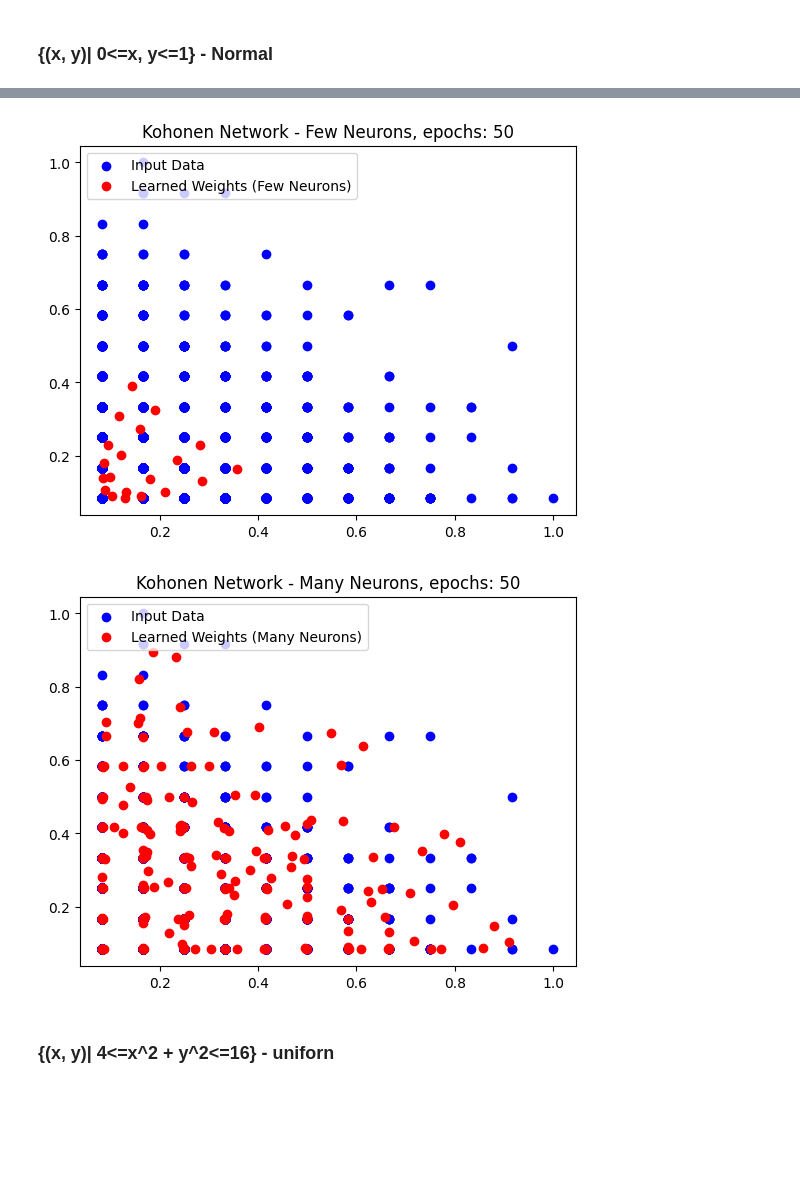
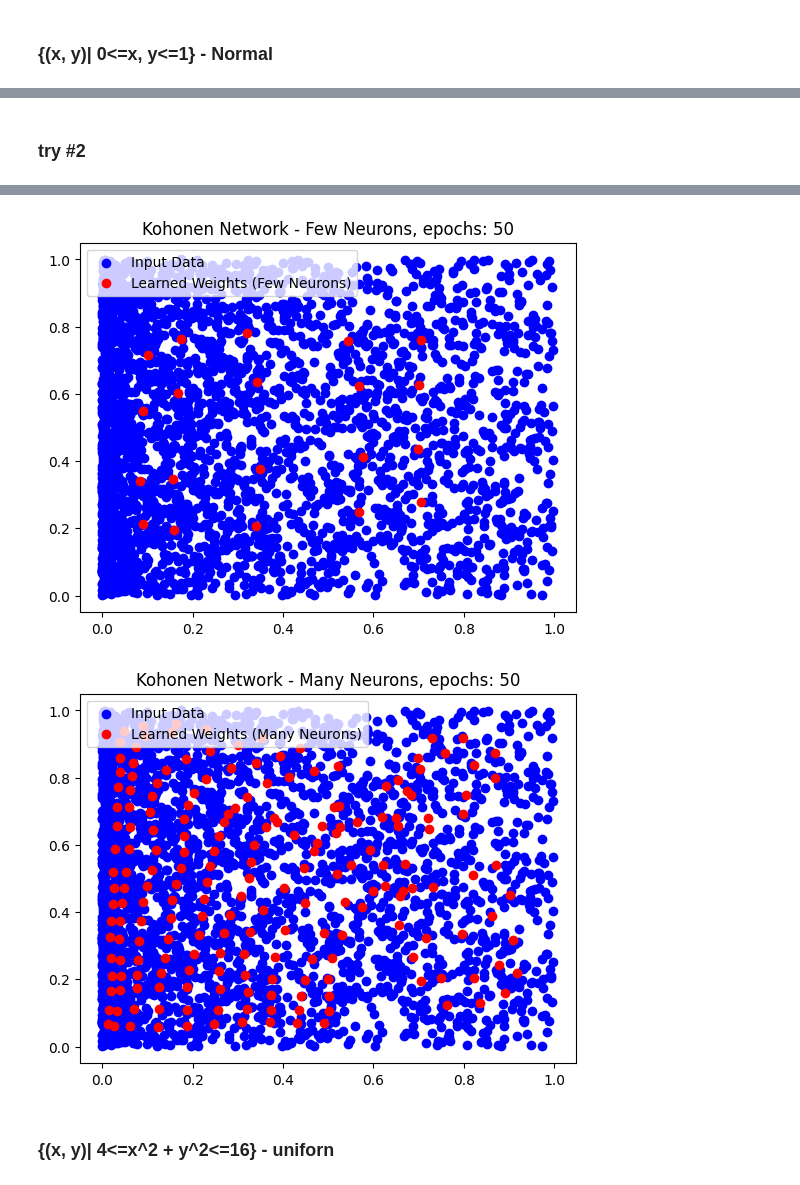
Before and after one commit to HILLELOH/Kohonen_implementation, a Jupyter notebook: Kohonen.ipynb, the cells around one changed output, grey strips where cells are left out. Saved outputs shown, nothing was run; the diff lists cells and outputs as text; code cells hidden in the pictures; blank space fills up the shorter version.

```diff
--- a/Kohonen.ipynb
+++ b/Kohonen.ipynb
@@ -106,20 +138,23 @@ for epoch in epochs:
+# %% [markdown]
+### try #2
 # %%
+# Generate non-uniform distribution (Example 2)
+x = np.random.uniform(size=3000)
+y = np.random.uniform(size=3000)
+
+input_data = np.column_stack((x**2, y))  # Squaring x to make the distribution non-uniform
+
+# Rest of the code (same as before)
 epochs = [1, 50]
-p = 0.5  # Probability of success for binomial distribution
-
-input_data = np.random.geometric(p, size=(3000, 2))
-input_data = input_data / np.max(input_data)  # Scale input_data to the range (0, 1)
-
 
 for epoch in epochs:
     kohonen_few_neurons = Kohonen(map_shape=(4, 5), learning_rate=0.1, sigma=1.0)
     kohonen_few_neurons.train(input_data, num_epochs=epoch)
     weights_few_neurons = kohonen_few_neurons.get_weights()
 
-    kohonen_many_neurons = Kohonen(map_shape=(200, 1), learning_rate=0.1, sigma=1.0)
+    kohonen_many_neurons = Kohonen(map_shape=(20, 10), learning_rate=0.1, sigma=1.0)
     kohonen_many_neurons.train(input_data, num_epochs=epoch)
     weights_many_neurons = kohonen_many_neurons.get_weights()
-
 
     plt.scatter(input_data[:, 0], input_data[:, 1], color='blue', label='Input Data')
     plt.scatter(weights_few_neurons[:, :, 0], weights_few_neurons[:, :, 1], color='red', label='Learned Weights (Few Neurons)')
@@ -127,7 +162,6 @@ for epoch in epochs:
     plt.legend(loc='upper left')
     plt.show()
 
-
     plt.scatter(input_data[:, 0], input_data[:, 1], color='blue', label='Input Data')
     plt.scatter(weights_many_neurons[:, :, 0], weights_many_neurons[:, :, 1], color='red', label='Learned Weights (Many Neurons)')
     plt.title(f'Kohonen Network - Many Neurons, epochs: {epoch}')
@@ -139,5 +173,5 @@ for epoch in epochs:
-[figure, old version]
+[figure, new version]
-[figure, old version]
+[figure, new version]
 # %% [markdown]
 ### {(x, y)| 4<=x^2 + y^2<=16} - uniforn
 # %%
```
Also changed, not shown: parts of 8 cells of this notebook, 1 other file.
